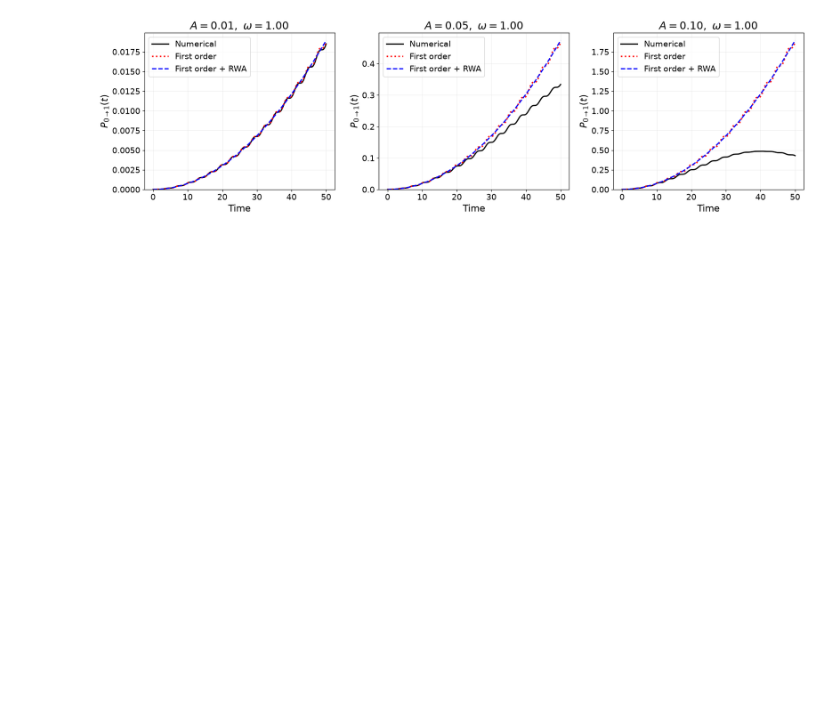
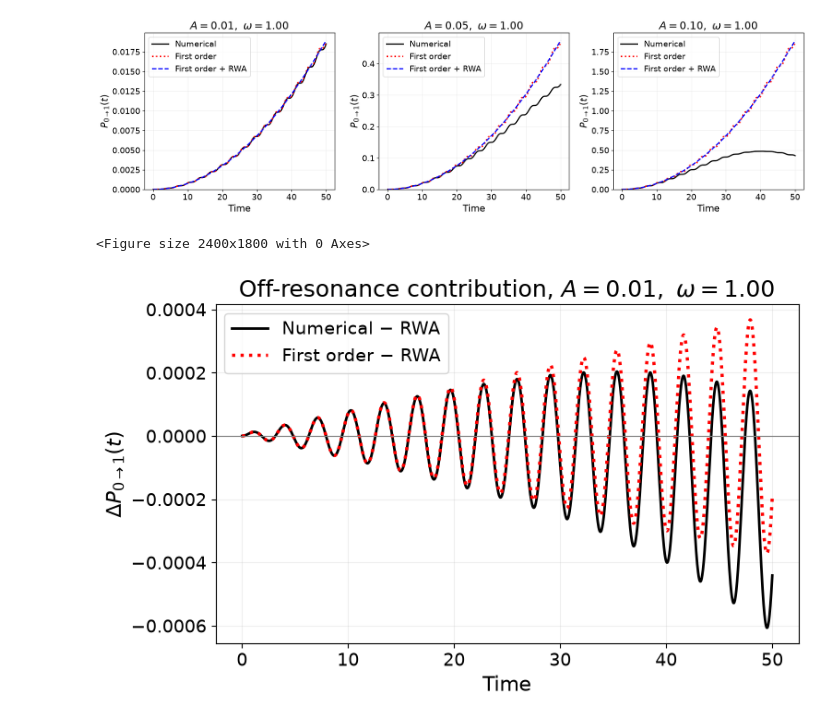
Before and after one commit to TO-PRARAMX/pc4230-project, a Jupyter notebook: example/04_compare_TDPT.ipynb, the cells around one changed output. Saved outputs shown, nothing was run; the diff lists cells and outputs as text; code cells hidden in the pictures; blank space fills up the shorter version.

```diff
--- a/example/04_compare_TDPT.ipynb
+++ b/example/04_compare_TDPT.ipynb
@@ -56,9 +57,6 @@ ho = HarmonicOscillator(boundary=(-L, L), n=n)
 _, basis = ho.eigenstates()
 phi1 = basis[:, 1]
 
-# Analytical matrix element <1|sin(x)|0>
-M10 = np.exp(-0.25) / np.sqrt(2)
-
 fig, axes = plt.subplots(1, 3, figsize=(17, 5))
 
 for ax, A in zip(axes, A_values):
@@ -70,12 +68,10 @@ for ax, A in zip(axes, A_values):
     P_num = np.abs(states @ phi1.conj())**2
 
     # First-order theory at omega = 1
-    P_full = (A * M10 / 2)**2 * np.abs(
-        t + np.exp(1j * t) * np.sin(t)
-    )**2
+    P_full = population_first_order(0, 1, omega, t, A, rwa=False)
 
     # First-order theory with RWA
-    P_rwa = (A * M10 * t / 2)**2
+    P_rwa = population_first_order(0, 1, omega, t, A)
 
     ax.plot(t, P_num, "k-", linewidth=2, label="Numerical")
     ax.plot(t, P_full, "r:", linewidth=2.5, label="First order")
@@ -92,3 +88,28 @@ plt.tight_layout()
 plt.show()
 # %% [output]
 [figure]
+# %%
+# Off-resonance (counter-rotating) contribution dropped by RWA, A = 0.01
+A = 0.01
+_, t, states, _ = simulate(A=A, omega=omega, n=n, L=L, dt=0.02, tmax=tmax)
+
+P_num = np.abs(states @ phi1.conj())**2
+P_full = population_first_order(0, 1, omega, t, A, rwa=False)
+P_rwa = population_first_order(0, 1, omega, t, A)
+
+plt.figure(figsize=(8, 6), dpi=300)
+fig, ax = plt.subplots(figsize=(8, 5))
+ax.plot(t, P_num - P_rwa, "k-", linewidth=2, label="Numerical $-$ RWA")
+ax.plot(t, P_full - P_rwa, "r:", linewidth=2.5, label="First order $-$ RWA")
+ax.axhline(0, color="gray", linewidth=0.8)
+
+ax.set_title(rf"Off-resonance contribution, $A={A:.2f},\ \omega=1.00$")
+ax.set_xlabel("Time")
+ax.set_ylabel(r"$\Delta P_{0\to1}(t)$")
+ax.legend()
+ax.grid(alpha=0.2)
+plt.tight_layout()
+plt.show()
+# %% [output]
+<Figure size 2400x1800 with 0 Axes>
+[figure, added]
```
Also changed, not shown: parts of 1 cell of this notebook, 4 other files.
